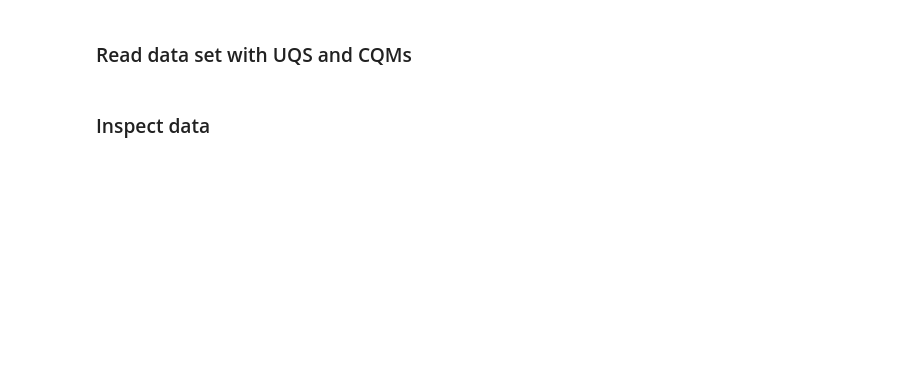
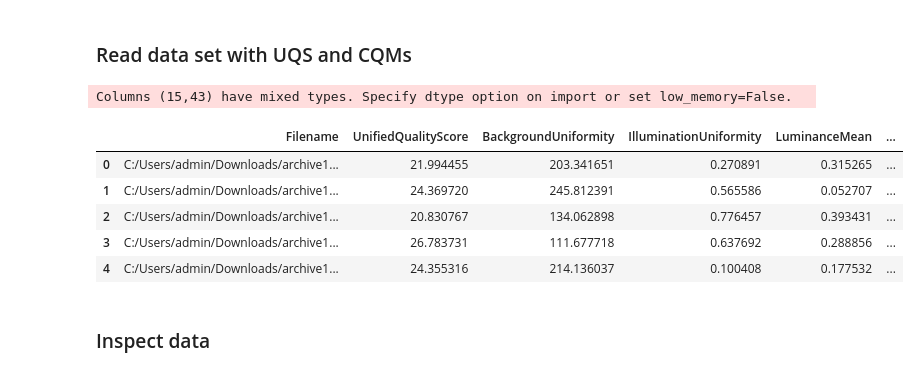
Before and after one commit to GustavNP/RandomForestUQS, a Jupyter notebook: UQS_random_forest.ipynb, the cells around one changed output. Cells and saved outputs as stored; diff of their text form; code cells hidden in the pictures; blank space fills up the shorter version.

```diff
--- a/UQS_random_forest.ipynb
+++ b/UQS_random_forest.ipynb
@@ -22,10 +24,27 @@ import plotly.express as px
 # %% [markdown]
 ### Read data set with UQS and CQMs
 # %%
-# train_df = pd.read_csv(sep=';', filepath_or_buffer='C:\\Users\\admin\\source\\repos\\OFIQ-Project\\install_x86_64\\Release\\bin\\LFW_scores.csv')
-# train_df = pd.read_csv(sep=';', filepath_or_buffer='C:\\Users\\admin\\source\\repos\\OFIQ-Project\\install_x86_64\\Release\\bin\\Flickr-0to9999.csv')
-train_df = pd.read_csv(sep=';', filepath_or_buffer='C:\\Users\\admin\\source\\repos\\RandomForestUQS\\combined_files.csv')
-# train_df = pd.read_csv(sep=';', filepath_or_buffer='C:\\Users\\admin\\source\\repos\\OFIQ-Project\\install_x86_64\\Release\\bin\\Flickr-only.csv')
+# train_df = pd.read_csv('C:\\Users\\admin\\source\\repos\\OFIQ-Project\\install_x86_64\\Release\\bin\\raw_scores.csv', sep=';')
+train_df = pd.read_csv('C:\\Users\\admin\\Desktop\\VGGFace2-200k-all.csv', sep=';')
+# train_df = pd.read_csv('C:\\Users\\admin\\source\\repos\\OFIQ-Project\\install_x86_64\\Release\\bin\\Flickr-0to9999.csv', sep=';')
+# train_df = pd.read_csv('C:\\Users\\admin\\source\\repos\\RandomForestUQS\\combined_files.csv', sep=';')
+# train_df = pd.read_csv('C:\\Users\\admin\\source\\repos\\OFIQ-Project\\install_x86_64\\Release\\bin\\Flickr-only.csv', sep=';')
+
+raw_df = pd.read_csv('C:\\Users\\admin\\source\\repos\\OFIQ-Project\\install_x86_64\\Release\\bin\\LFW_scores.csv', sep=';')
+raw_copy_df = raw_df
+
+specific_dataset_df = pd.read_csv("C:\\Users\\admin\\source\\repos\\HelperScripts\\output_files\\VGGFace-200k-431-502.csv", sep=';')
+# %% [output]
+Columns (15,43) have mixed types. Specify dtype option on import or set low_memory=False.
+# %%
+specific_dataset_df.head()
+# %% [output]
+|  | Filename | UnifiedQualityScore | BackgroundUniformity | IlluminationUniformity | LuminanceMean | ... |
+| 0 | C:/Users/admin/Downloads/archive1... | 21.994455 | 203.341651 | 0.270891 | 0.315265 | ... |
+| 1 | C:/Users/admin/Downloads/archive1... | 24.369720 | 245.812391 | 0.565586 | 0.052707 | ... |
+| 2 | C:/Users/admin/Downloads/archive1... | 20.830767 | 134.062898 | 0.776457 | 0.393431 | ... |
+| 3 | C:/Users/admin/Downloads/archive1... | 26.783731 | 111.677718 | 0.637692 | 0.288856 | ... |
+| 4 | C:/Users/admin/Downloads/archive1... | 24.355316 | 214.136037 | 0.100408 | 0.177532 | ... |
 # %% [markdown]
 ### Inspect data
 # %%
```
Also changed, not shown: parts of 56 cells of this notebook.
